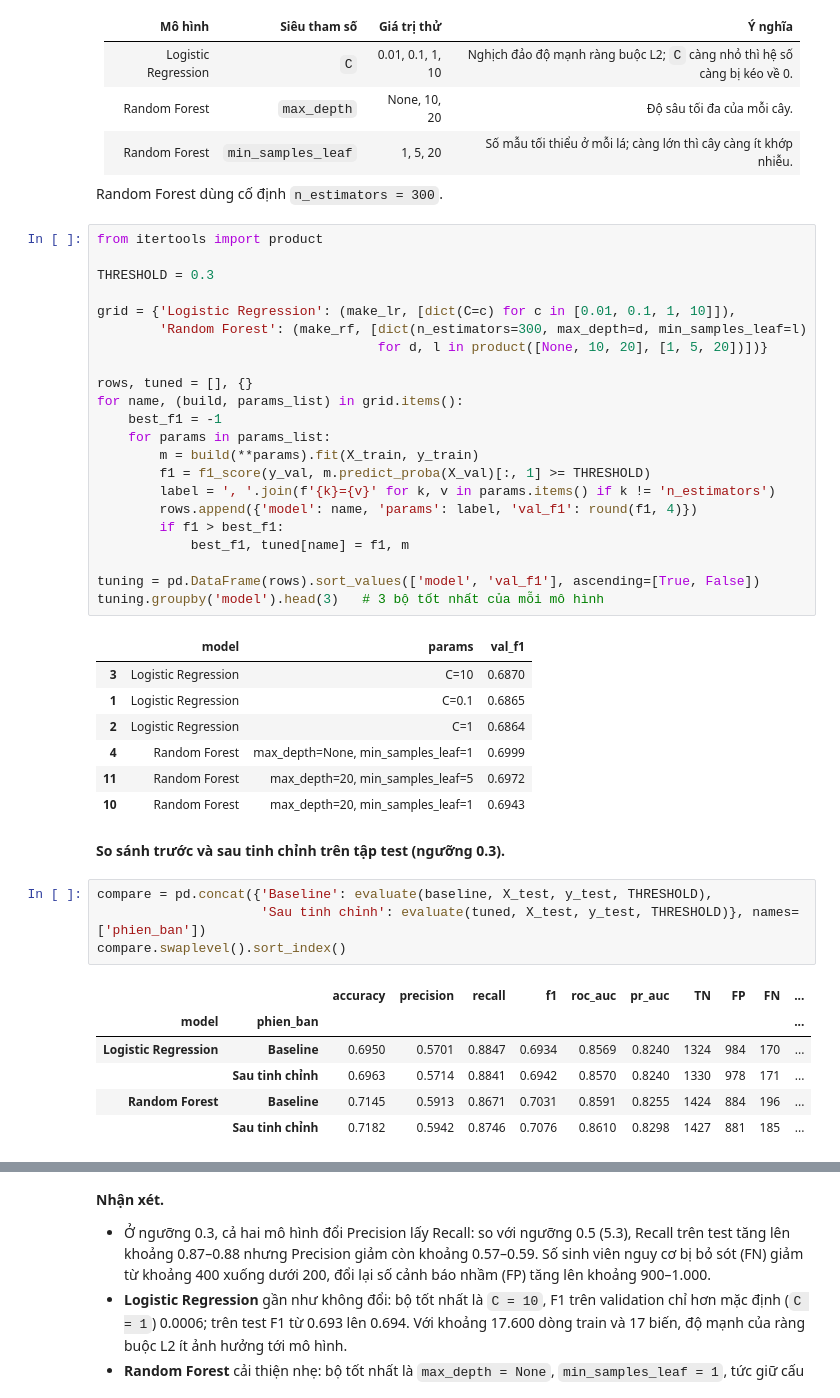
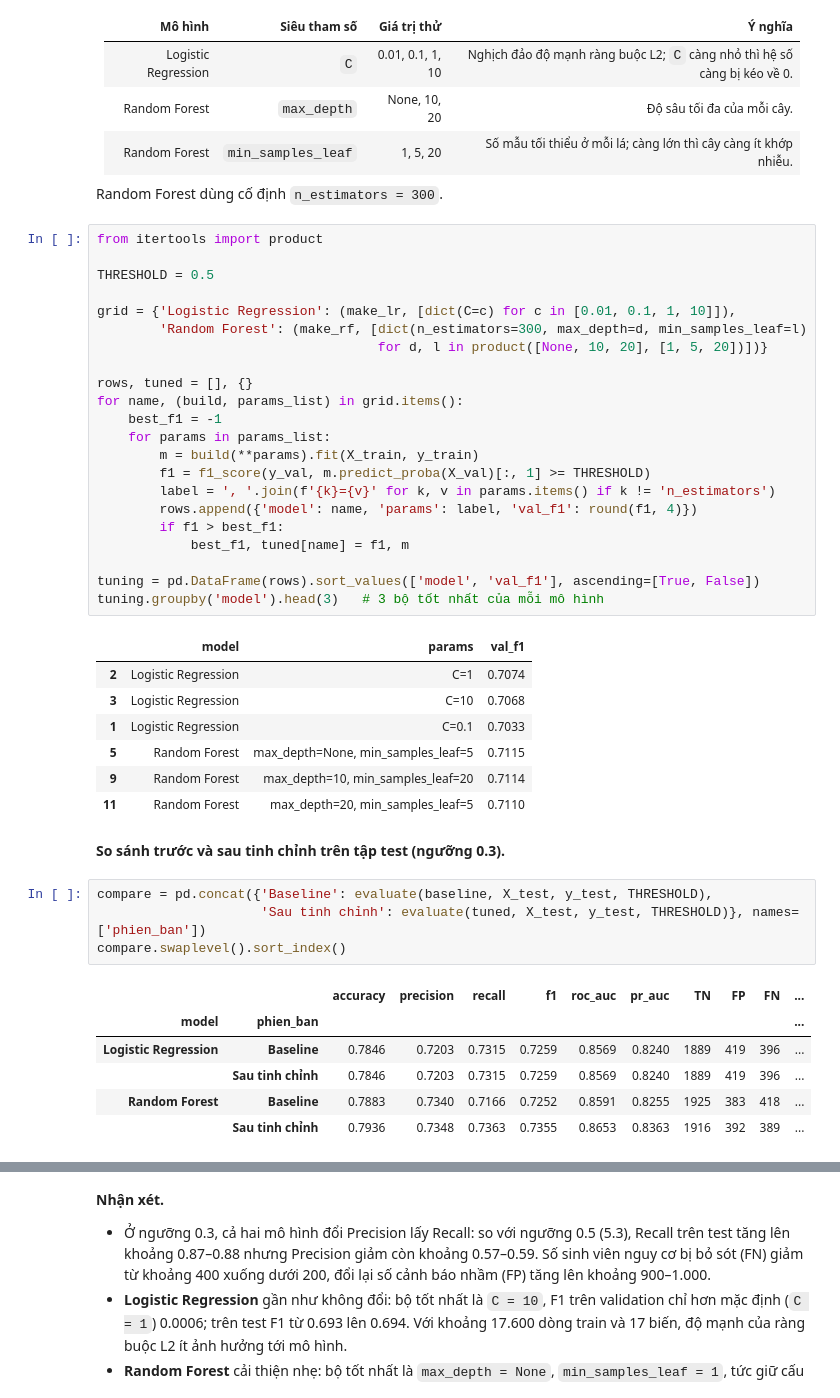
Before and after one commit to NguyenAnh1421/Early-Warning-At-Risk-Students-OULAD, a Jupyter notebook: G6_FINAL.ipynb, the cells around one changed output, grey strips where cells are left out. Drawn from its saved outputs; the diff is of its cells as text.

Commit message:
Section 5.4: tune at threshold 0.5 and rerun notebook
Co-Authored-By: Claude Opus 5.5 <noreply@anthropic.com>

```diff
--- a/G6_FINAL.ipynb
+++ b/G6_FINAL.ipynb
@@ -835,33 +835,33 @@ Random Forest dùng cố định `n_estimators = 300`.
 # %%
 from itertools import product
 
-THRESHOLD = 0.3
+THRESHOLD = 0.5
 
 grid = {'Logistic Regression': (make_lr, [dict(C=c) for c in [0.01, 0.1, 1, 10]]),
         'Random Forest': (make_rf, [dict(n_estimators=300, max_depth=d, min_samples_leaf=l)
                                     for d, l in product([None, 10, 20], [1, 5, 20])])}
 
 rows, tuned = [], {}
 for name, (build, params_list) in grid.items():
     best_f1 = -1
     for params in params_list:
         m = build(**params).fit(X_train, y_train)
         f1 = f1_score(y_val, m.predict_proba(X_val)[:, 1] >= THRESHOLD)
         label = ', '.join(f'{k}={v}' for k, v in params.items() if k != 'n_estimators')
         rows.append({'model': name, 'params': label, 'val_f1': round(f1, 4)})
         if f1 > best_f1:
             best_f1, tuned[name] = f1, m
 
 tuning = pd.DataFrame(rows).sort_values(['model', 'val_f1'], ascending=[True, False])
 tuning.groupby('model').head(3)   # 3 bộ tốt nhất của mỗi mô hình
 # %% [output]
 |  | model | params | val_f1 |
-| 3 | Logistic Regression | C=10 | 0.6870 |
-| 1 | Logistic Regression | C=0.1 | 0.6865 |
-| 2 | Logistic Regression | C=1 | 0.6864 |
-| 4 | Random Forest | max_depth=None, min_samples_leaf=1 | 0.6999 |
-| 11 | Random Forest | max_depth=20, min_samples_leaf=5 | 0.6972 |
-| 10 | Random Forest | max_depth=20, min_samples_leaf=1 | 0.6943 |
+| 2 | Logistic Regression | C=1 | 0.7074 |
+| 3 | Logistic Regression | C=10 | 0.7068 |
+| 1 | Logistic Regression | C=0.1 | 0.7033 |
+| 5 | Random Forest | max_depth=None, min_samples_leaf=5 | 0.7115 |
+| 9 | Random Forest | max_depth=10, min_samples_leaf=20 | 0.7114 |
+| 11 | Random Forest | max_depth=20, min_samples_leaf=5 | 0.7110 |
 # %% [markdown]
 **So sánh trước và sau tinh chỉnh trên tập test (ngưỡng 0.3).**
 # %%
@@ -871,10 +871,10 @@ compare.swaplevel().sort_index()
 # %% [output]
 |  |  | accuracy | precision | recall | f1 | roc_auc | pr_auc | TN | FP | FN | ... |
 | model | phien_ban |  |  |  |  |  |  |  |  |  | ... |
-| Logistic Regression | Baseline | 0.6950 | 0.5701 | 0.8847 | 0.6934 | 0.8569 | 0.8240 | 1324 | 984 | 170 | ... |
-|  | Sau tinh chỉnh | 0.6963 | 0.5714 | 0.8841 | 0.6942 | 0.8570 | 0.8240 | 1330 | 978 | 171 | ... |
-| Random Forest | Baseline | 0.7145 | 0.5913 | 0.8671 | 0.7031 | 0.8591 | 0.8255 | 1424 | 884 | 196 | ... |
-|  | Sau tinh chỉnh | 0.7182 | 0.5942 | 0.8746 | 0.7076 | 0.8610 | 0.8298 | 1427 | 881 | 185 | ... |
+| Logistic Regression | Baseline | 0.7846 | 0.7203 | 0.7315 | 0.7259 | 0.8569 | 0.8240 | 1889 | 419 | 396 | ... |
+|  | Sau tinh chỉnh | 0.7846 | 0.7203 | 0.7315 | 0.7259 | 0.8569 | 0.8240 | 1889 | 419 | 396 | ... |
+| Random Forest | Baseline | 0.7883 | 0.7340 | 0.7166 | 0.7252 | 0.8591 | 0.8255 | 1925 | 383 | 418 | ... |
+|  | Sau tinh chỉnh | 0.7936 | 0.7348 | 0.7363 | 0.7355 | 0.8653 | 0.8363 | 1916 | 392 | 389 | ... |
 # %%
 fig, axes = plt.subplots(1, 3, figsize=(18, 5))
 for name, m in tuned.items():
```
Also changed, not shown: parts of 2 cells of this notebook.
